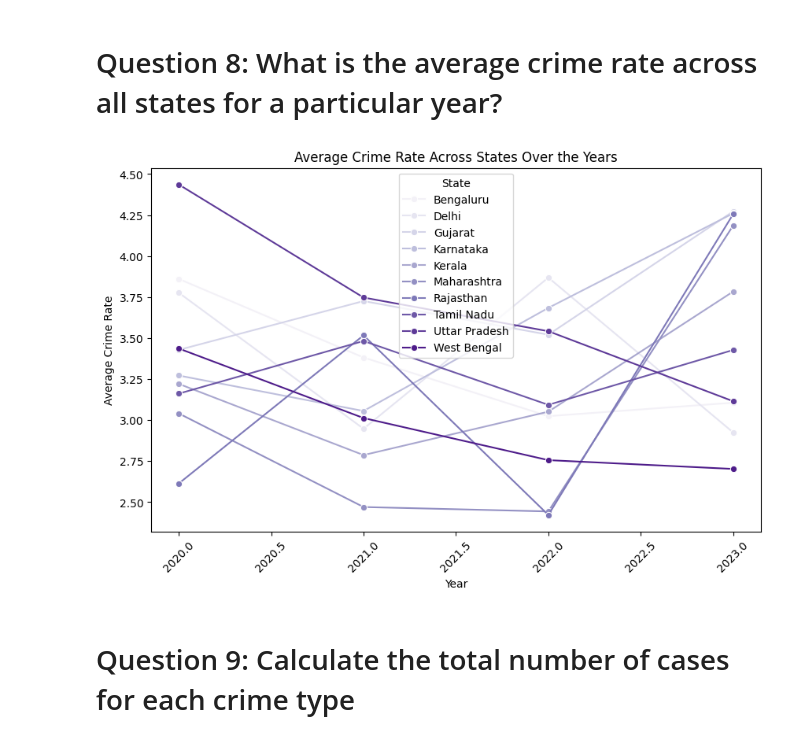
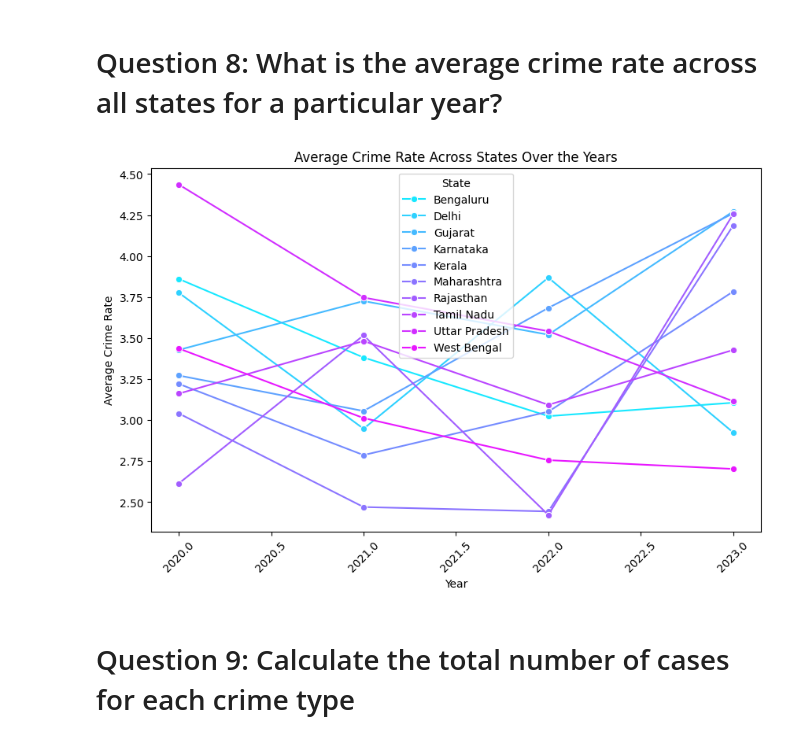
Before and after one commit to AanchalPandey16/CrimeRateAnalysis, a Jupyter notebook: CrimeRateAnalysis.ipynb, the cells around one changed output. Cells and saved outputs as stored; diff of their text form; code cells hidden in the pictures.

```diff
--- a/CrimeRateAnalysis.ipynb
+++ b/CrimeRateAnalysis.ipynb
@@ -237,15 +237,15 @@ plt.show()
 # %%
 plt.figure(figsize=(10, 6))
 avg_crime_rate_by_state = df.groupby(['Year', 'State'])['Crime Rate'].mean().reset_index()
-sns.lineplot(x='Year', y='Crime Rate', hue='State', data=avg_crime_rate_by_state, palette='Purples', marker='o')
+sns.lineplot(x='Year', y='Crime Rate', hue='State', data=avg_crime_rate_by_state, palette='cool', marker='o')
 plt.title("Average Crime Rate Across States Over the Years")
 plt.xlabel("Year")
 plt.ylabel("Average Crime Rate")
 plt.legend(title='State')
 plt.xticks(rotation=45)
 plt.show()
 # %% [output]
-[figure, old version]
+[figure, new version]
 # %% [markdown]
 # Question 9:  Calculate the total number of cases for each crime type
 # %%
```
Also changed, not shown: parts of 11 cells of this notebook.
